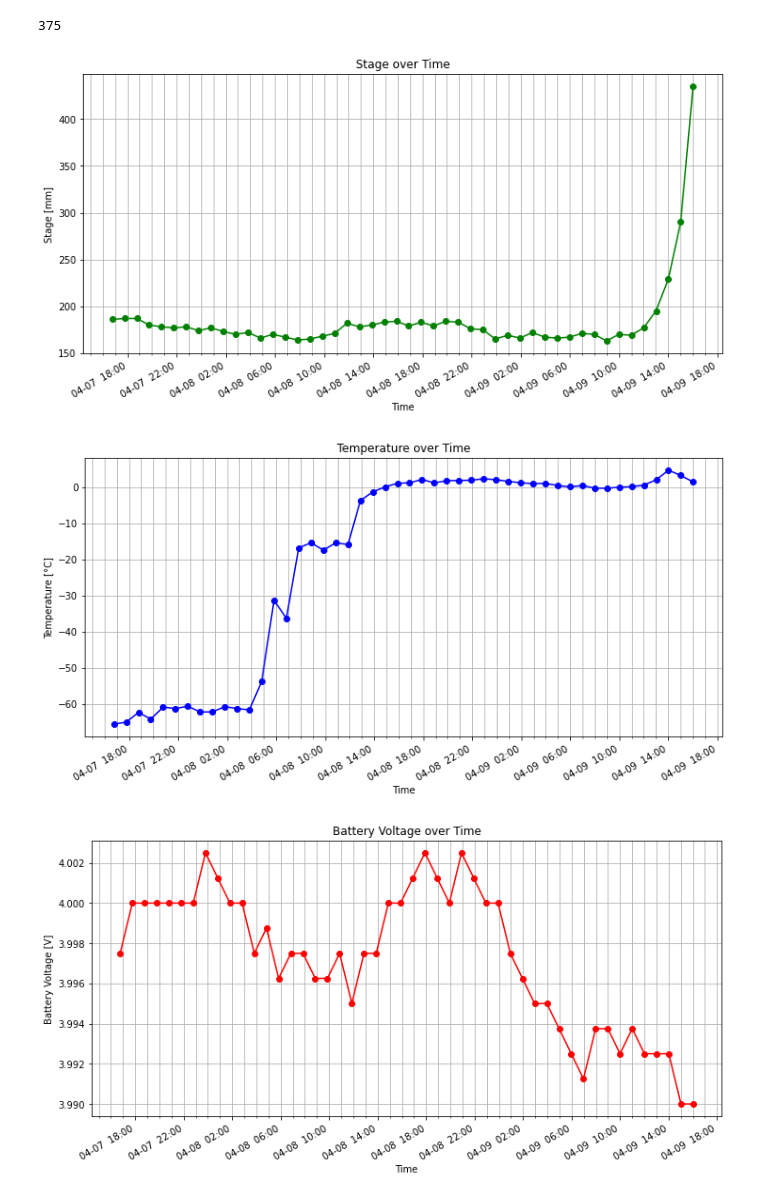
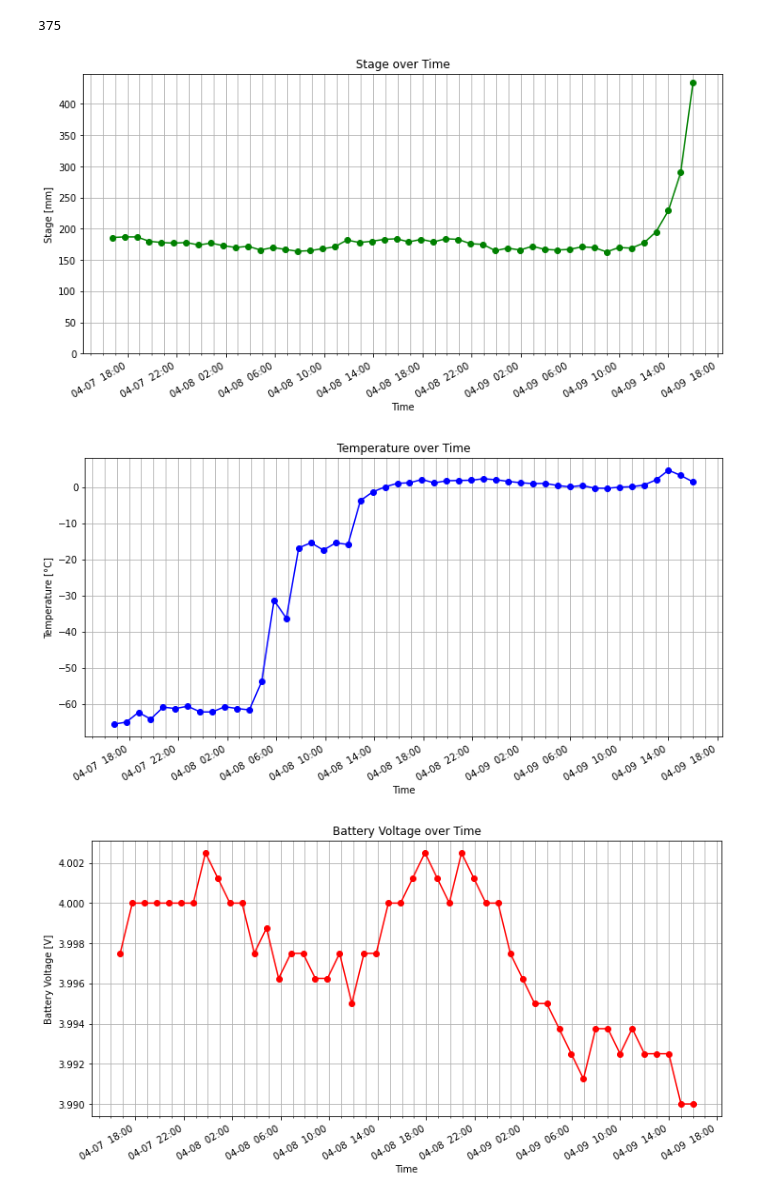
Before and after one commit to ver09934/aquametric, a Jupyter notebook: notebooks/data-graphs.ipynb, the cells around one changed output. Saved outputs shown, nothing was run; the diff lists cells and outputs as text; code cells hidden in the pictures.

Commit message:
Add option to force axis to start at 0

```diff
--- a/notebooks/data-graphs.ipynb
+++ b/notebooks/data-graphs.ipynb
@@ -41,7 +41,7 @@ stages = [810 - stage for stage in stages]
 plt.rcParams["figure.figsize"] = (12, 6)
 plt.rcParams['timezone'] = my_timezone
 # %%
-def plot(x_data, y_data, fmt, xlabel, ylabel, title):
+def plot(x_data, y_data, fmt, xlabel, ylabel, title, force_yzero=False):
 
     fig, ax = plt.subplots()
     ax.plot(x_data, y_data, fmt)
@@ -57,12 +57,15 @@ def plot(x_data, y_data, fmt, xlabel, ylabel, title):
     fig.autofmt_xdate()
     ax.grid(which='both')
 
+    if force_yzero:
+        ax.set_ylim(bottom=0)
+
     plt.show()
 # %%
-plot(dates, stages, 'go-', "Time", "Stage [mm]", "Stage over Time")
+plot(dates, stages, 'go-', "Time", "Stage [mm]", "Stage over Time", force_yzero=True)
 plot(dates, temps, 'bo-', "Time", "Temperature [°C]", "Temperature over Time")
 plot(dates, batts, 'ro-', "Time", "Battery Voltage [V]", "Battery Voltage over Time")
 # %% [output]
-[figure, old version]
+[figure, new version]
 [figure]
 [figure]
```
